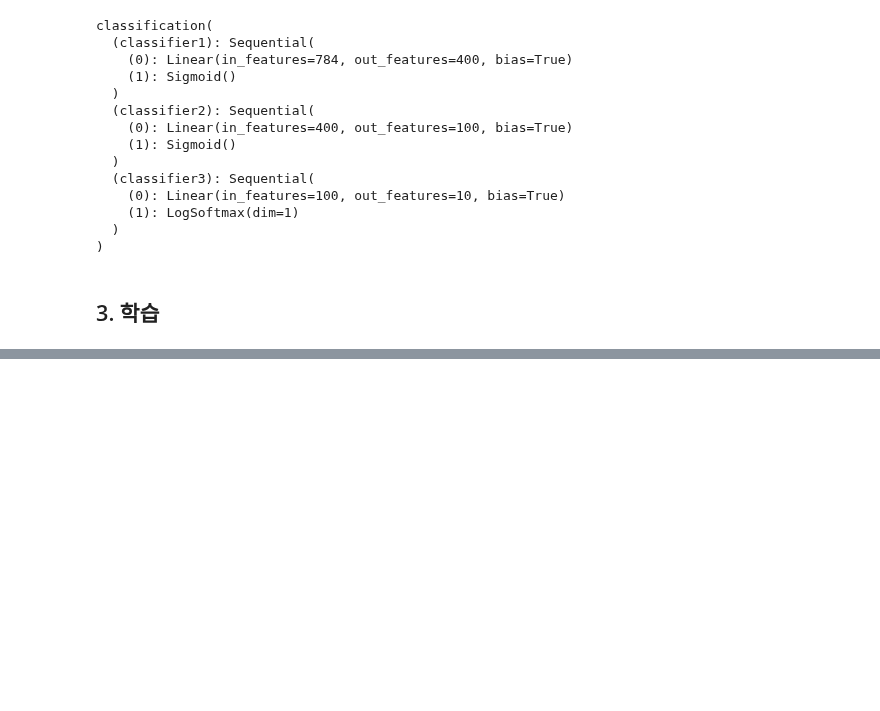
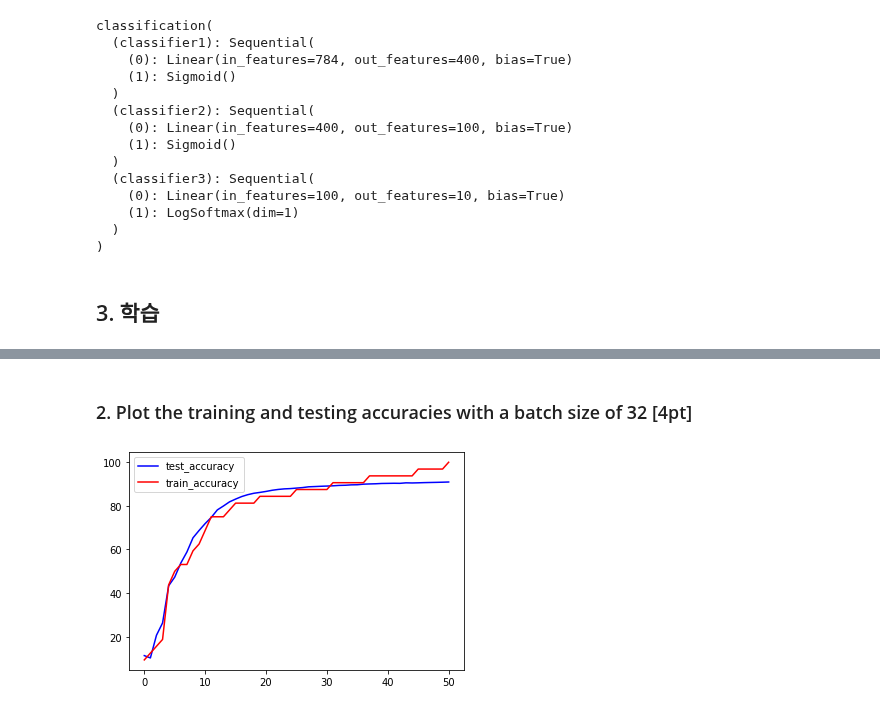
Before and after one commit to minjoong507/Machine-learning-project, a Jupyter notebook: 9week/notebook/assignment-09.ipynb, the cells around one changed output, grey strips where cells are left out. Saved outputs shown, nothing was run; the diff lists cells and outputs as text; code cells hidden in the pictures; blank space fills up the shorter version.

```diff
--- a/9week/notebook/assignment-09.ipynb
+++ b/9week/notebook/assignment-09.ipynb
@@ -127,0 +236,9 @@ with torch.no_grad():
+# %% [markdown]
+### 2. Plot the training and testing accuracies with a batch size of 32 [4pt]
+# %%
+plt.plot([i for i in range(len(test_accu))], test_accu, c = 'blue', label = 'test_accuracy')
+plt.plot([i for i in range(len(train_accu))], train_accu, c = 'red', label = 'train_accuracy')
+plt.legend()
+plt.show()
+# %% [output]
+[figure, added]
```
Also changed, not shown: parts of 26 cells of this notebook.
